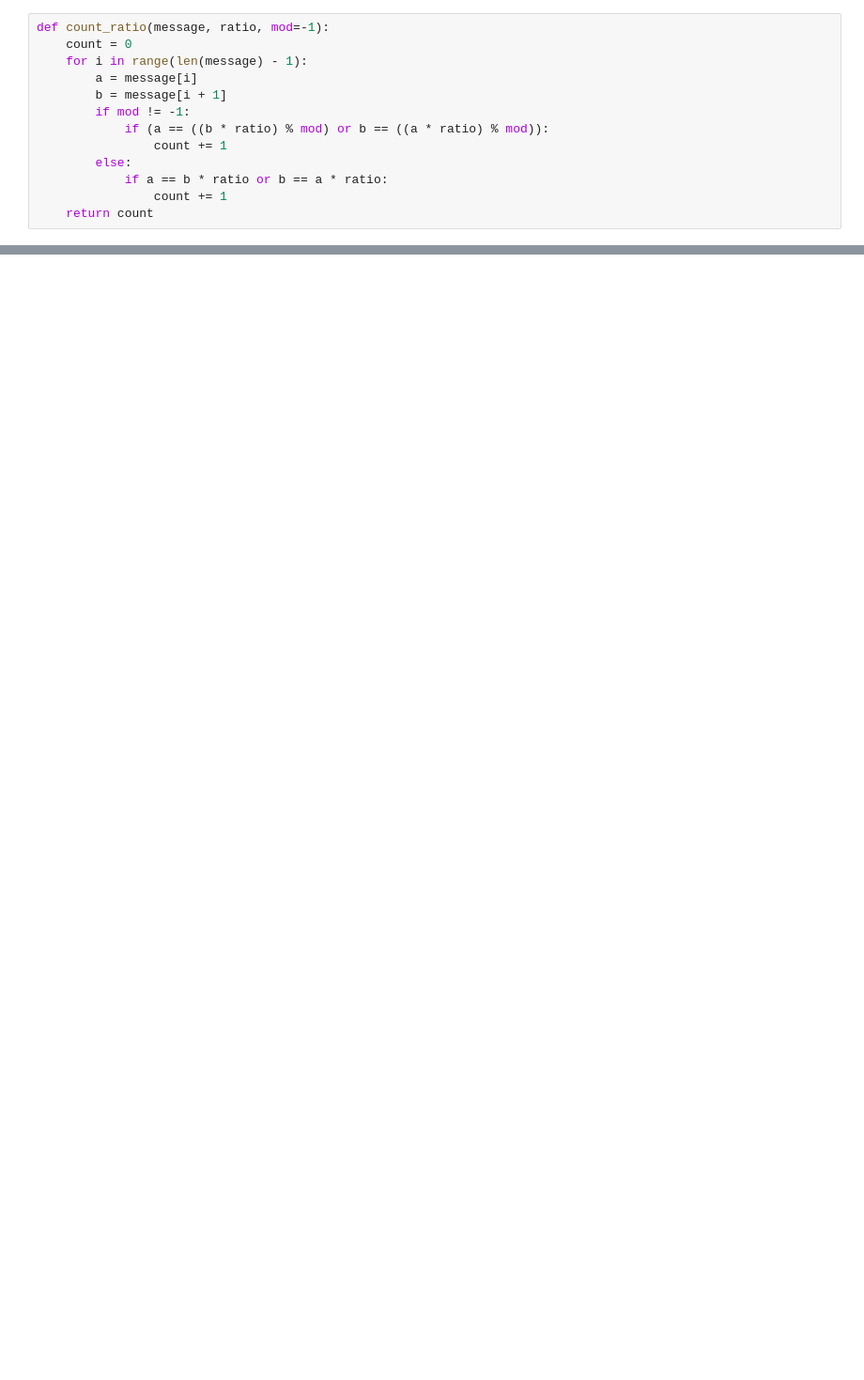
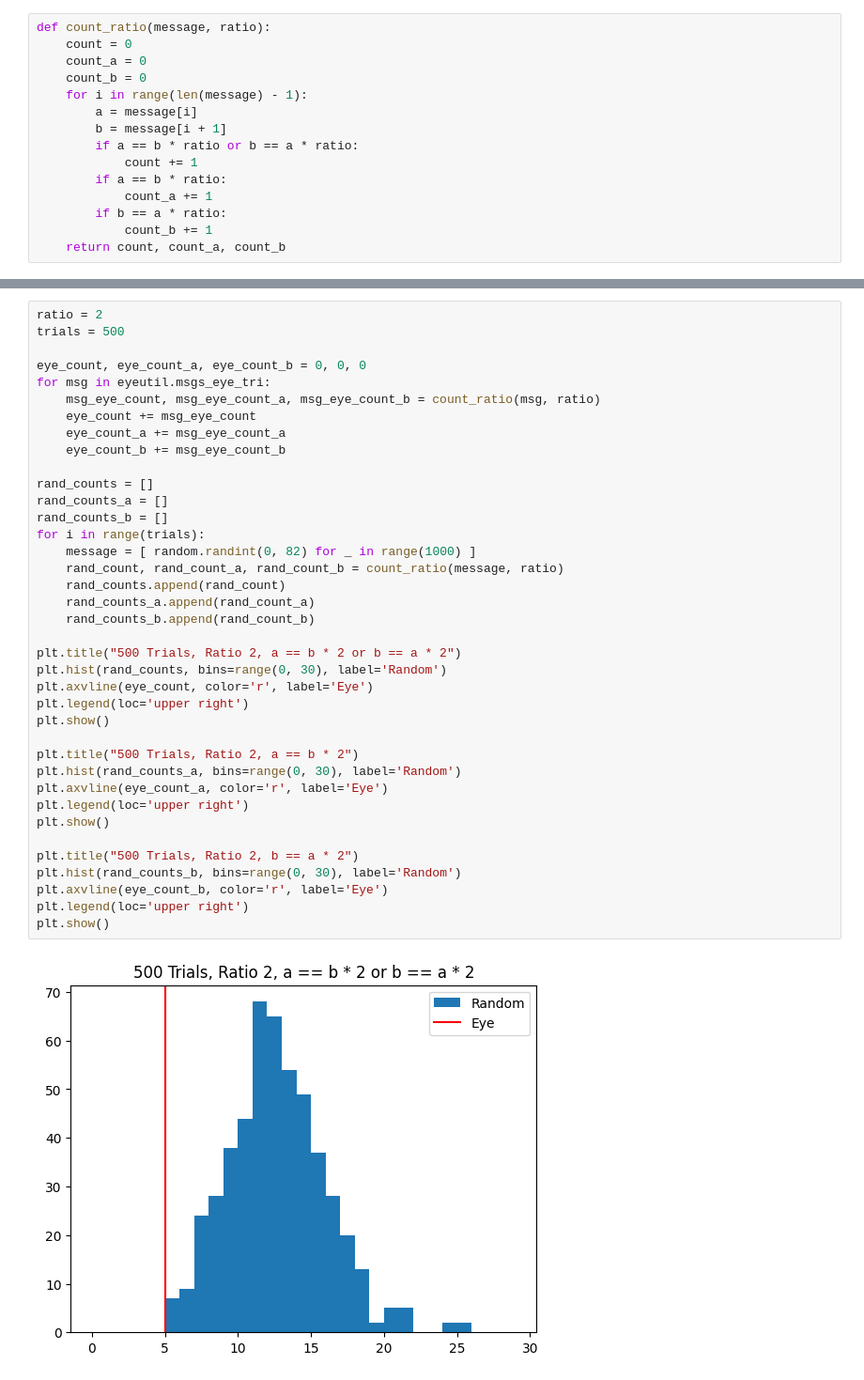
Before and after one commit to tomster12/coding, a Jupyter notebook: general/noita/eyes/NB_ratios.ipynb, the cells around one changed output, grey strips where cells are left out. Shown: that part at 94% size. Cells and saved outputs as stored; diff of their text form; blank space fills up the shorter version.

```diff
--- a/general/noita/eyes/NB_ratios.ipynb
+++ b/general/noita/eyes/NB_ratios.ipynb
@@ -5,13 +68,15 @@ import random
 # %%
-def count_ratio(message, ratio, mod=-1):
+def count_ratio(message, ratio):
     count = 0
+    count_a = 0
+    count_b = 0
     for i in range(len(message) - 1):
         a = message[i]
         b = message[i + 1]
-        if mod != -1:
-            if (a == ((b * ratio) % mod) or b == ((a * ratio) % mod)):
-                count += 1
-        else:
-            if a == b * ratio or b == a * ratio:
-                count += 1
-    return count
+        if a == b * ratio or b == a * ratio:
+            count += 1
+        if a == b * ratio:
+            count_a += 1
+        if b == a * ratio:
+            count_b += 1
+    return count, count_a, count_b
@@ -55,0 +83,40 @@ plt.show()
+# %%
+ratio = 2
+trials = 500
+
+eye_count, eye_count_a, eye_count_b = 0, 0, 0
+for msg in eyeutil.msgs_eye_tri:
+    msg_eye_count, msg_eye_count_a, msg_eye_count_b = count_ratio(msg, ratio)
+    eye_count += msg_eye_count
+    eye_count_a += msg_eye_count_a
+    eye_count_b += msg_eye_count_b
+
+rand_counts = []
+rand_counts_a = []
+rand_counts_b = []
+for i in range(trials):
+    message = [ random.randint(0, 82) for _ in range(1000) ]
+    rand_count, rand_count_a, rand_count_b = count_ratio(message, ratio)
+    rand_counts.append(rand_count)
+    rand_counts_a.append(rand_count_a)
+    rand_counts_b.append(rand_count_b)
+
+plt.title("500 Trials, Ratio 2, a == b * 2 or b == a * 2")
+plt.hist(rand_counts, bins=range(0, 30), label='Random')
+plt.axvline(eye_count, color='r', label='Eye')
+plt.legend(loc='upper right')
+plt.show()
+
+plt.title("500 Trials, Ratio 2, a == b * 2")
+plt.hist(rand_counts_a, bins=range(0, 30), label='Random')
+plt.axvline(eye_count_a, color='r', label='Eye')
+plt.legend(loc='upper right')
+plt.show()
+
+plt.title("500 Trials, Ratio 2, b == a * 2")
+plt.hist(rand_counts_b, bins=range(0, 30), label='Random')
+plt.axvline(eye_count_b, color='r', label='Eye')
+plt.legend(loc='upper right')
+plt.show()
+# %% [output]
+[figure, added]
```
Also changed, not shown: parts of 8 cells of this notebook.
